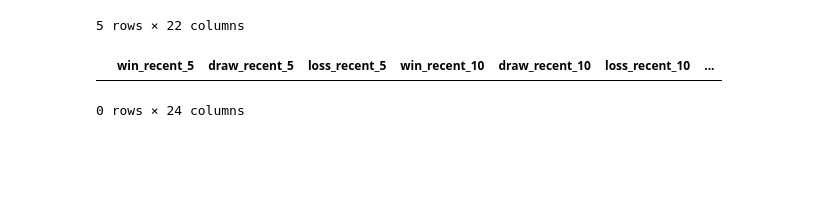
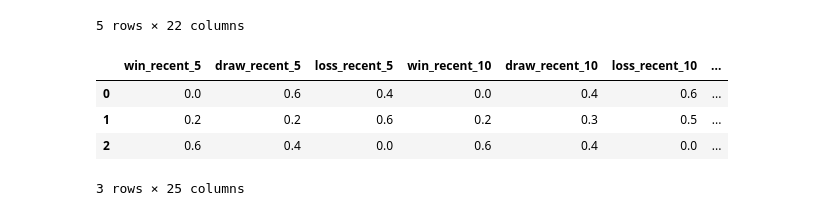
Before and after one commit to kallyzhu/SoccerAnalysis, a Jupyter notebook: soccer-matches-analysis.ipynb, the cells around one changed output. Cells and saved outputs as stored; diff of their text form; code cells hidden in the pictures; blank space fills up the shorter version.

```diff
--- a/soccer-matches-analysis.ipynb
+++ b/soccer-matches-analysis.ipynb
@@ -459,14 +461,42 @@ def gen_recent_info(matches, team_name, team_idx, num_matches):
 
     return win / num_matches, draw / num_matches, loss / num_matches
 # %%
+### all possible teams
 team_names = list(set(matches['team1']))
 
+### recent number of matches
 recent_matches = [5, 10, 15, 20, 30, 40, 50, 100]
-recent_info_names = np.array([[f'win_recent_{i}', f'draw_recent_{i}', f'loss_recent_{i}'] for i in recent_matches])
+
+### convert number of matches into names
+recent_info_names = np.array([[f'win_recent_{i}',
+                               f'draw_recent_{i}',
+                               f'loss_recent_{i}']
+                              for i in recent_matches])
+
+recent_info_names = np.append(recent_info_names, 'team_name')
+
+
+### flatten 2-D list into a 1-D array
 recent_info_names = recent_info_names.flatten()
 recent_matches_df = pd.DataFrame(columns = recent_info_names)
 
-for
+### add recent matches info into each team
+for tn in team_names:
+    rates = list()
+    for rm in recent_matches:
+        win, draw, loss = gen_recent_info(matches, tn, 'team1', rm)
+        rates.append(win)
+        rates.append(draw)
+        rates.append(loss)
+    rates.append(tn)
+    dict_ = dict(zip(recent_info_names, rates))
+    recent_matches_df = recent_matches_df.append(dict_, ignore_index=True)
-# %% [output]
-|  | win_recent_5 | draw_recent_5 | loss_recent_5 | win_recent_10 | draw_recent_10 | loss_recent_10 | ... |
-0 rows × 24 columns
+# %%
+### a data frame full of features
+recent_matches_df.head(3)
+# %% [output]
+|  | win_recent_5 | draw_recent_5 | loss_recent_5 | win_recent_10 | draw_recent_10 | loss_recent_10 | ... |
+| 0 | 0.0 | 0.6 | 0.4 | 0.0 | 0.4 | 0.6 | ... |
+| 1 | 0.2 | 0.2 | 0.6 | 0.2 | 0.3 | 0.5 | ... |
+| 2 | 0.6 | 0.4 | 0.0 | 0.6 | 0.4 | 0.0 | ... |
+3 rows × 25 columns
```
Also changed, not shown: parts of 12 cells of this notebook.
